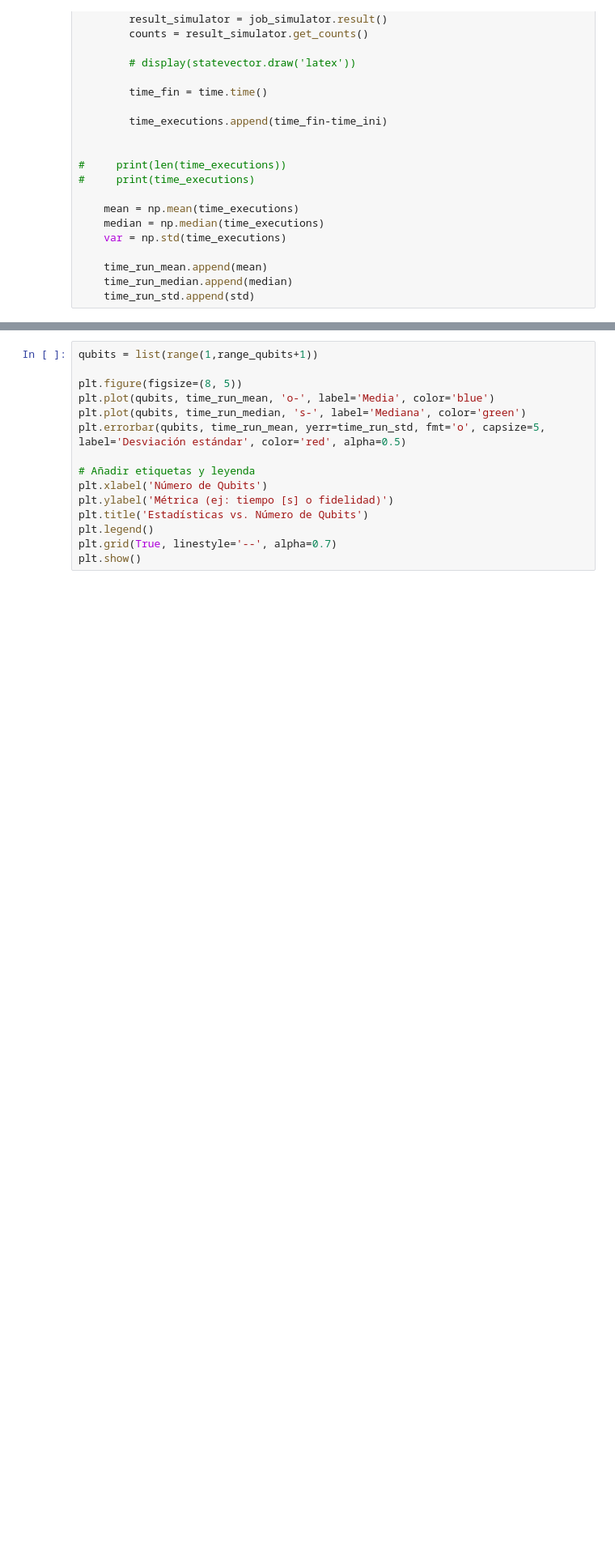
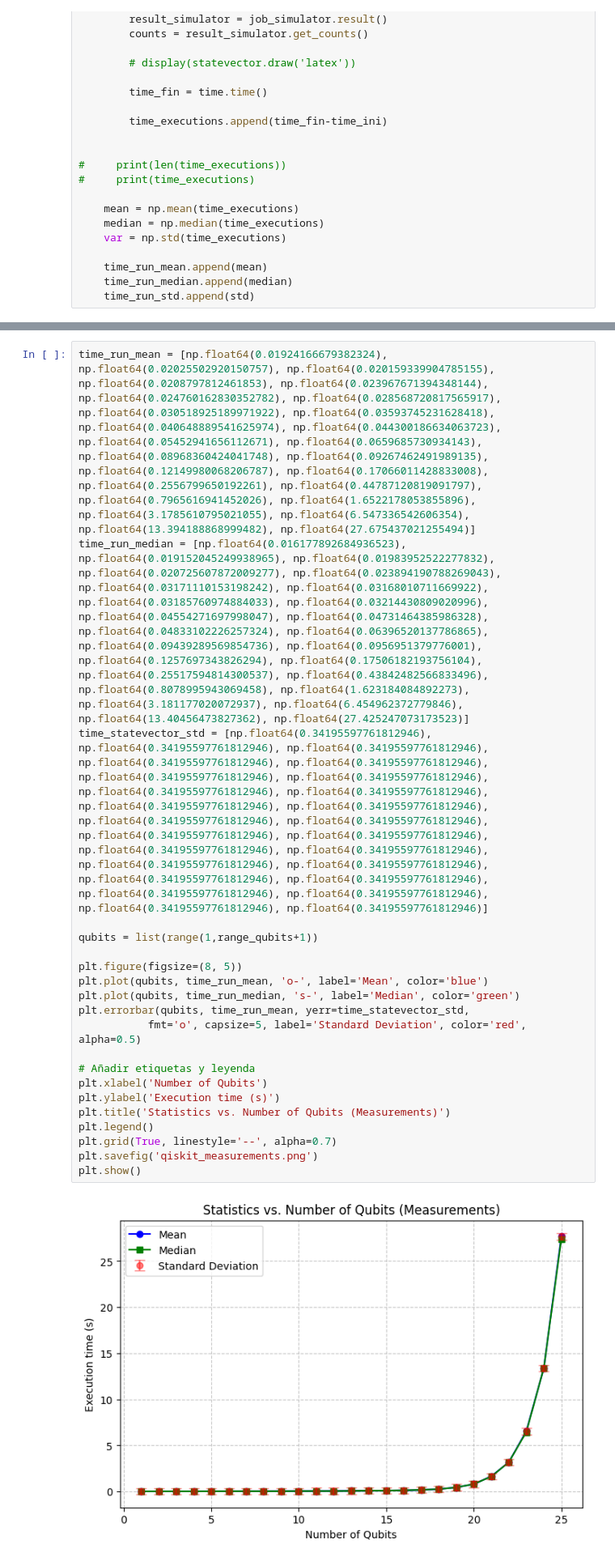
Before and after one commit to RaquelAlfonso/Practica-1-HPC, a Jupyter notebook: hpc_qiskit.ipynb, the cells around one changed output, grey strips where cells are left out. Shown at 81% size. Cells and saved outputs as stored; diff of their text form; blank space fills up the shorter version.

```diff
--- a/hpc_qiskit.ipynb
+++ b/hpc_qiskit.ipynb
@@ -152,15 +163,23 @@ print(time_run_std)
 # %%
+time_run_mean = [np.float64(0.01924166679382324), np.float64(0.02025502920150757), np.float64(0.020159339904785155), np.float64(0.0208797812461853), np.float64(0.023967671394348144), np.float64(0.024760162830352782), np.float64(0.028568720817565917), np.float64(0.030518925189971922), np.float64(0.03593745231628418), np.float64(0.040648889541625974), np.float64(0.044300186634063723), np.float64(0.05452941656112671), np.float64(0.0659685730934143), np.float64(0.08968360424041748), np.float64(0.09267462491989135), np.float64(0.12149980068206787), np.float64(0.17066011428833008), np.float64(0.2556799650192261), np.float64(0.44787120819091797), np.float64(0.7965616941452026), np.float64(1.6522178053855896), np.float64(3.1785610795021055), np.float64(6.547336542606354), np.float64(13.394188868999482), np.float64(27.675437021255494)]
+time_run_median = [np.float64(0.016177892684936523), np.float64(0.019152045249938965), np.float64(0.01983952522277832), np.float64(0.020725607872009277), np.float64(0.023894190788269043), np.float64(0.03171110153198242), np.float64(0.03168010711669922), np.float64(0.03185760974884033), np.float64(0.03214430809020996), np.float64(0.04554271697998047), np.float64(0.04731464385986328), np.float64(0.04833102226257324), np.float64(0.06396520137786865), np.float64(0.09439289569854736), np.float64(0.0956951379776001), np.float64(0.1257697343826294), np.float64(0.17506182193756104), np.float64(0.25517594814300537), np.float64(0.43842482566833496), np.float64(0.8078995943069458), np.float64(1.623184084892273), np.float64(3.181177020072937), np.float64(6.454962372779846), np.float64(13.40456473827362), np.float64(27.425247073173523)]
+time_statevector_std = [np.float64(0.34195597761812946), np.float64(0.34195597761812946), np.float64(0.34195597761812946), np.float64(0.34195597761812946), np.float64(0.34195597761812946), np.float64(0.34195597761812946), np.float64(0.34195597761812946), np.float64(0.34195597761812946), np.float64(0.34195597761812946), np.float64(0.34195597761812946), np.float64(0.34195597761812946), np.float64(0.34195597761812946), np.float64(0.34195597761812946), np.float64(0.34195597761812946), np.float64(0.34195597761812946), np.float64(0.34195597761812946), np.float64(0.34195597761812946), np.float64(0.34195597761812946), np.float64(0.34195597761812946), np.float64(0.34195597761812946), np.float64(0.34195597761812946), np.float64(0.34195597761812946), np.float64(0.34195597761812946), np.float64(0.34195597761812946), np.float64(0.34195597761812946)]
+
 qubits = list(range(1,range_qubits+1))
 
 plt.figure(figsize=(8, 5))
-plt.plot(qubits, time_run_mean, 'o-', label='Media', color='blue')
-plt.plot(qubits, time_run_median, 's-', label='Mediana', color='green')
-plt.errorbar(qubits, time_run_mean, yerr=time_run_std, fmt='o', capsize=5, label='Desviación estándar', color='red', alpha=0.5)
+plt.plot(qubits, time_run_mean, 'o-', label='Mean', color='blue')
+plt.plot(qubits, time_run_median, 's-', label='Median', color='green')
+plt.errorbar(qubits, time_run_mean, yerr=time_statevector_std,
+           fmt='o', capsize=5, label='Standard Deviation', color='red', alpha=0.5)
 
 # Añadir etiquetas y leyenda
-plt.xlabel('Número de Qubits')
-plt.ylabel('Métrica (ej: tiempo [s] o fidelidad)')
-plt.title('Estadísticas vs. Número de Qubits')
+plt.xlabel('Number of Qubits')
+plt.ylabel('Execution time (s)')
+plt.title('Statistics vs. Number of Qubits (Measurements)')
 plt.legend()
 plt.grid(True, linestyle='--', alpha=0.7)
+plt.savefig('qiskit_measurements.png')
 plt.show()
+# %% [output]
+[figure, added]
```
Also changed, not shown: parts of 41 cells of this notebook.
